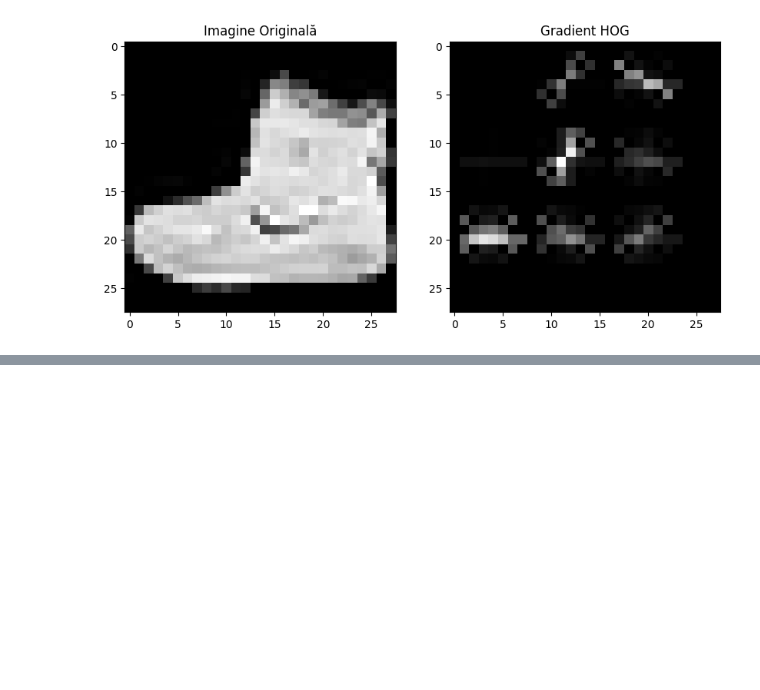
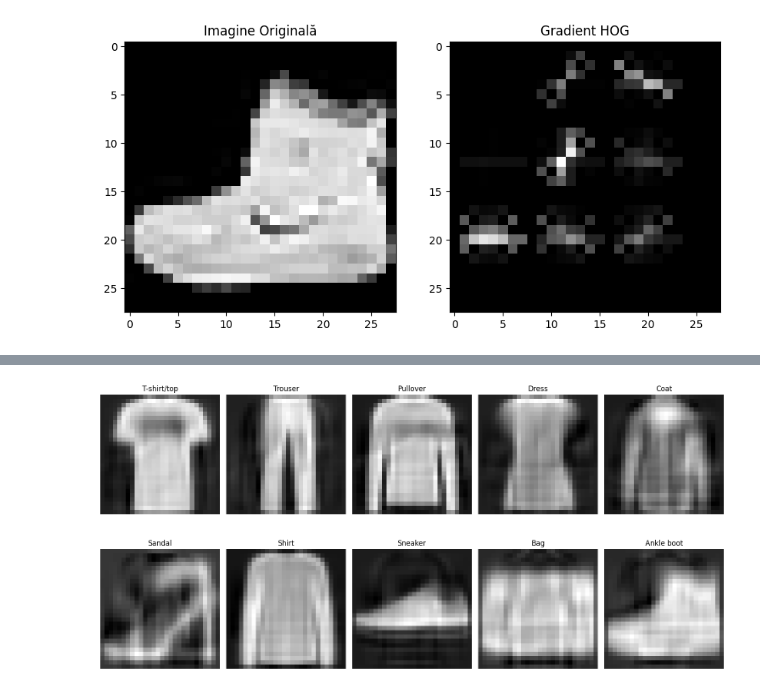
Before and after one commit to Vulturul2k/ML_project, a Jupyter notebook: fashion.ipynb, the cells around one changed output, grey strips where cells are left out. Saved outputs shown, nothing was run; the diff lists cells and outputs as text; code cells hidden in the pictures; blank space fills up the shorter version.

```diff
--- a/fashion.ipynb
+++ b/fashion.ipynb
@@ -83,0 +160,24 @@ plt.show()
+# %%
+# Reshape x_train and x_test to 2D
+x_train_flat = x_train.reshape(x_train.shape[0], -1)
+x_test_flat = x_test.reshape(x_test.shape[0], -1)
+
+# Aplică PCA pe toate pozele
+pca = PCA(n_components=50)
+x_train_pca = pca.fit_transform(x_train_flat)
+
+# Reconstruiește primele imagini din setul de antrenament și testare
+reconstructed_image_train_pca = pca.inverse_transform(x_train_pca[0]).reshape(28, 28)
+
+plt.figure(figsize=(15, 8))
+for i, class_name in enumerate(class_names):
+    image_sample = x_train_pca[y_train == i][0]
+    image_sample = pca.inverse_transform(image_sample).reshape(28, 28)
+    plt.subplot(2, 5, i + 1)
+    plt.imshow(image_sample, cmap='gray')
+    plt.title(class_name)
+    plt.axis('off')
+plt.tight_layout()
+plt.show()
+# %% [output]
+[figure, added]
```
Also changed, not shown: parts of 6 cells of this notebook, 4 other files.
